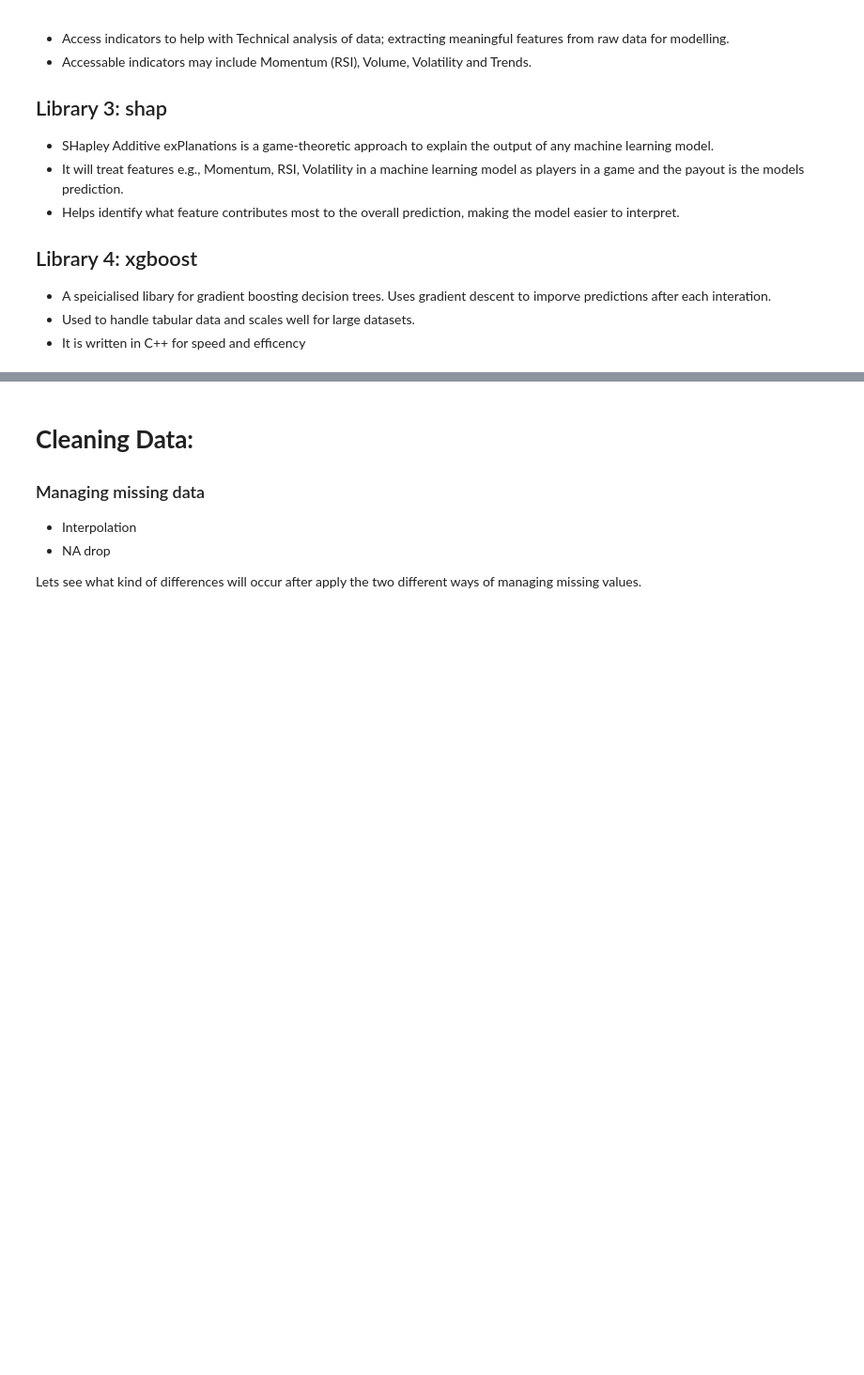
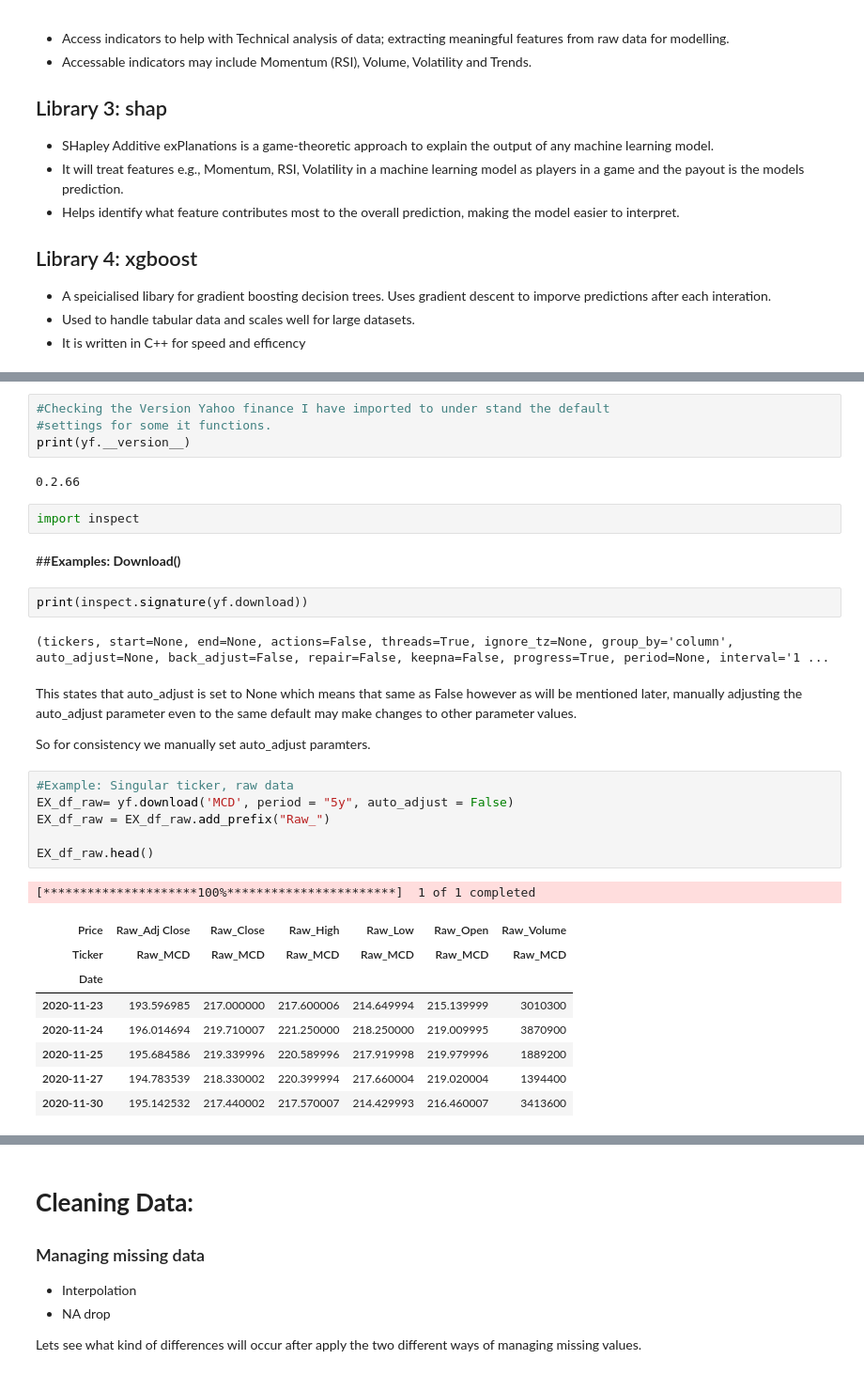
Before and after one commit to Cullen-hub/Alpha-Factor-Research, a Jupyter notebook: Alpha_Research_Project.ipynb, the cells around one changed output, grey strips where cells are left out. Shown at 94% size. Saved outputs shown, nothing was run; the diff lists cells and outputs as text; blank space fills up the shorter version.

```diff
--- a/Alpha_Research_Project.ipynb
+++ b/Alpha_Research_Project.ipynb
@@ -55,0 +41,34 @@ Successfully installed ta-0.11.0
+# %%
+#Checking the Version Yahoo finance I have imported to under stand the default
+#settings for some it functions.
+print(yf.__version__)
+# %% [output]
+0.2.66
+# %%
+import inspect
+# %% [markdown]
+##**Examples:  Download()**
+# %%
+print(inspect.signature(yf.download))
+# %% [output]
+(tickers, start=None, end=None, actions=False, threads=True, ignore_tz=None, group_by='column', auto_adjust=None, back_adjust=False, repair=False, keepna=False, progress=True, period=None, interval='1 ...
+# %% [markdown]
+This states that auto_adjust is set to None which means that same as False however as will be mentioned later, manually adjusting the auto_adjust parameter even to the same default may make changes to other parameter values.
+
+So for consistency we manually set auto_adjust paramters.
+# %%
+#Example: Singular ticker, raw data
+EX_df_raw= yf.download('MCD', period = "5y", auto_adjust = False)
+EX_df_raw = EX_df_raw.add_prefix("Raw_")
+
+EX_df_raw.head()
+# %% [output]
+[*********************100%***********************]  1 of 1 completed
+| Price | Raw_Adj Close | Raw_Close | Raw_High | Raw_Low | Raw_Open | Raw_Volume |
+| Ticker | Raw_MCD | Raw_MCD | Raw_MCD | Raw_MCD | Raw_MCD | Raw_MCD |
+| Date |  |  |  |  |  |  |
+| 2020-11-23 | 193.596985 | 217.000000 | 217.600006 | 214.649994 | 215.139999 | 3010300 |
+| 2020-11-24 | 196.014694 | 219.710007 | 221.250000 | 218.250000 | 219.009995 | 3870900 |
+| 2020-11-25 | 195.684586 | 219.339996 | 220.589996 | 217.919998 | 219.979996 | 1889200 |
+| 2020-11-27 | 194.783539 | 218.330002 | 220.399994 | 217.660004 | 219.020004 | 1394400 |
+| 2020-11-30 | 195.142532 | 217.440002 | 217.570007 | 214.429993 | 216.460007 | 3413600 |
```
Also changed, not shown: parts of 26 cells of this notebook.
